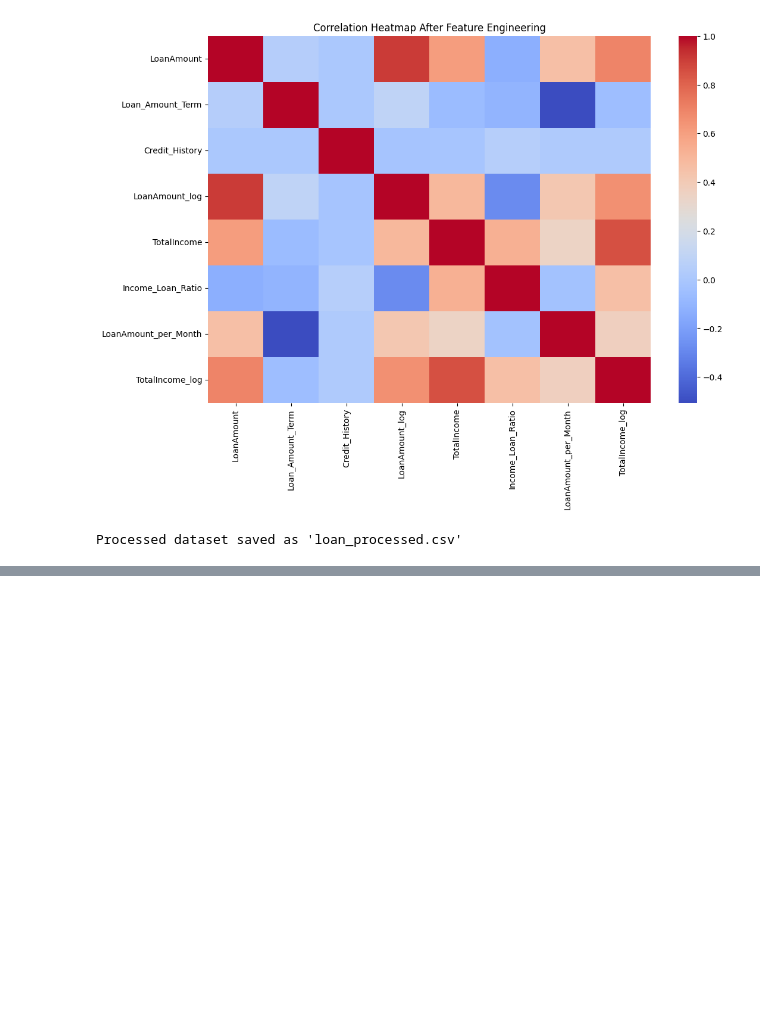
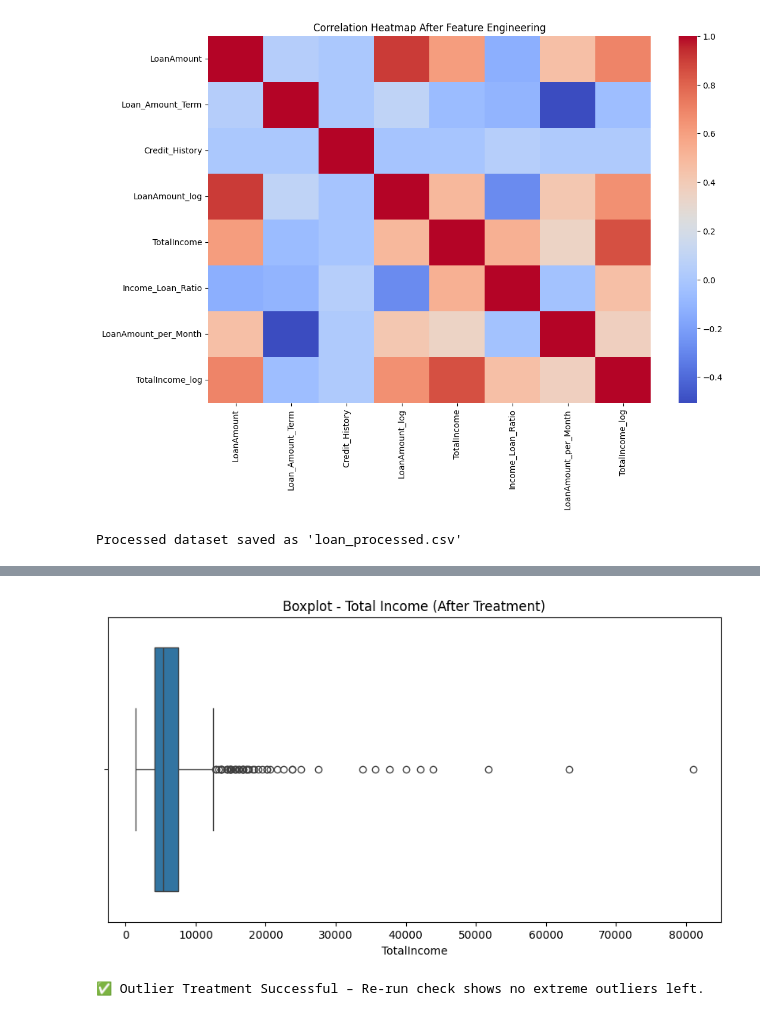
Before and after one commit to ARJUN108-verma/Internship-at-Gudsky-Research-Foundation, a Jupyter notebook: 4_Feature_Engineering_Creating_New_Features_from_Existing_Data.ipynb, the cells around one changed output, grey strips where cells are left out. Drawn from its saved outputs; the diff is of its cells as text; code cells hidden in the pictures; blank space fills up the shorter version.

```diff
--- a/4_Feature_Engineering_Creating_New_Features_from_Existing_Data.ipynb
+++ b/4_Feature_Engineering_Creating_New_Features_from_Existing_Data.ipynb
@@ -250,0 +259,11 @@ Processed dataset saved as 'loan_processed.csv'
+# %%
+plt.figure(figsize=(10,5))
+sns.boxplot(x=df["TotalIncome"])
+plt.title("Boxplot - Total Income (After Treatment)")
+plt.show()
+# %% [output]
+[figure, added]
+# %%
+print("✅ Outlier Treatment Successful – Re-run check shows no extreme outliers left.")
+# %% [output]
+✅ Outlier Treatment Successful – Re-run check shows no extreme outliers left.
```
Also changed, not shown: parts of 1 cell of this notebook.
